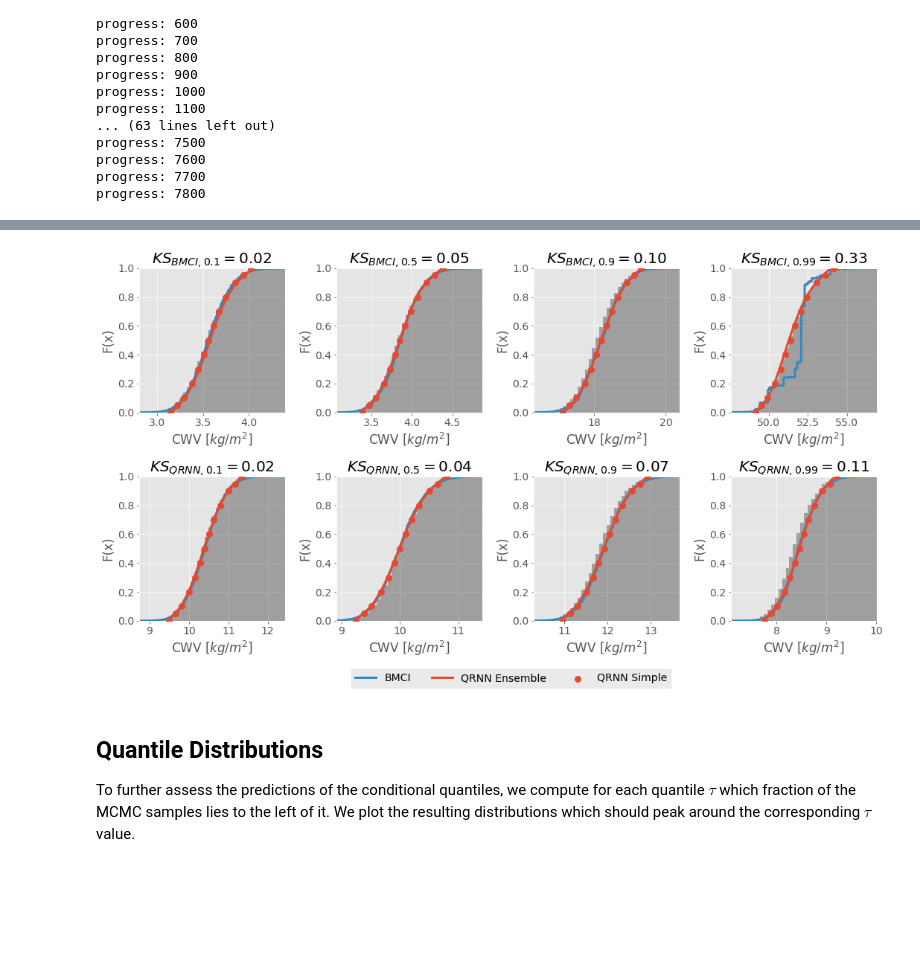
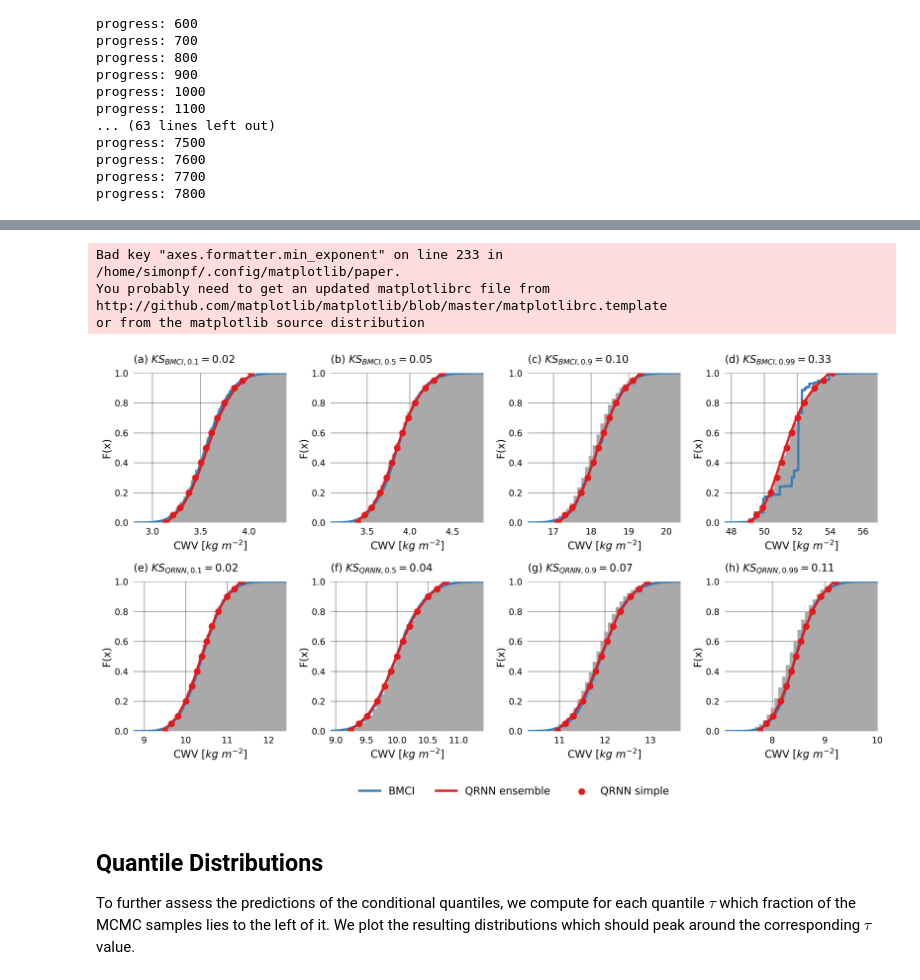
Before and after one commit to simonpf/predictive_uncertainty, a Jupyter notebook: evaluation.ipynb, the cells around one changed output, grey strips where cells are left out. Saved outputs shown, nothing was run; the diff lists cells and outputs as text; code cells hidden in the pictures; blank space fills up the shorter version.

```diff
--- a/evaluation.ipynb
+++ b/evaluation.ipynb
@@ -118,59 +98,66 @@ plt.plot(xs, np.interp(xs, xs_bmci, ys_bmci))
 # %%
 quantiles = [0.1, 0.5, 0.9, 0.99]
+plt.style.use("/home/simonpf/.config/matplotlib/paper")
 f, axs = plt.subplots(2, 4, figsize = (15, 8))
+prefixes = ["(a)", "(b)", "(c)", "(d)", "(e)", "(f)", "(g)", "(h)"]
 
 inds = np.argsort(ks_bmci)
 for i in range(len(quantiles)):
     ax = axs[0, i]
     j = inds[int(quantiles[i] * (inds.size - 1))]
     cts, bins, _ = ax.hist(cwv_mcmc[j, :], cumulative = True, normed = True,
-                           bins = 40, alpha = 0.3, color = 'k')
+                           bins = 40, color = 'darkgrey')
 
     x, qs = bmci.cdf(tbs_test[j, :].reshape(1, -1))
-    ax.plot(x, qs, lw = 3, label = "BMCI", c = "C1")
+    ax.plot(x, qs, lw = 3, label = "BMCI", c = "C2")
 
     x, qs = qrnn.cdf(tbs_test[j,:].reshape(1, -1))
-    ax.plot(x, qs, lw = 3, label = "QRNN Ensemble", c = "C0")
+    ax.plot(x, qs, lw = 3, label = "QRNN ensemble", c = "C1")
 
     x, qs = qrnn_ensemble.cdf(tbs_test[j,:].reshape(1, -1))
-    ax.scatter(x, qs, lw = 3, label = "QRNN Simple", c = "C0", marker = "o", zorder = 10)
+    ax.scatter(x, qs, lw = 3, label = "QRNN simple", c = "C1", marker = "o", zorder = 10)
 
     ks = ks_bmci[inds[int(quantiles[i] * (inds.size - 1))]]
-    ax.set_title(r"$KS_{{BMCI, {0:g}}} = {1:.2f}$".format(quantiles[i], ks))
+    ax.set_title(prefixes[i] + r" $KS_{{BMCI, {0:g}}} = {1:.2f}$".format(quantiles[i], ks), loc = "left")
     ax.set_xlim((bins[0], bins[-1]))
-    ax.set_xlabel("CWV $[kg / m^2]$")
+    ax.set_xlabel("CWV $[kg$ $m^{-2}]$")
     ax.set_ylabel("F(x)")
     ax.set_ylim([0, 1.0])
 
 inds = np.argsort(ks_qrnn)
 for i in range(len(quantiles)):
     ax = axs[1, i]
     j = inds[int(quantiles[i] * (inds.size - 1))]
     cts, bins, _ = ax.hist(cwv_mcmc[j, :], cumulative = True, normed = True,
-                           bins = 40, alpha = 0.3, color = 'k')
+                           bins = 40, color = 'darkgrey')
 
     x, qs = bmci.cdf(tbs_test[j, :].reshape(1, -1))
-    ax.plot(x, qs, lw = 3, label = "BMCI", c = "C1")
+    ax.plot(x, qs, lw = 3, label = "BMCI", c = "C2")
 
     x, qs = qrnn.cdf(tbs_test[j,:].reshape(1, -1))
-    ax.plot(x, qs, lw = 3, label = "QRNN Ensemble", c = "C0")
+    ax.plot(x, qs, lw = 3, label = "QRNN ensemble", c = "C1")
 
     x, qs = qrnn_ensemble.cdf(tbs_test[j,:].reshape(1, -1))
-    ax.scatter(x, qs, lw = 3, label = "QRNN Simple", c = "C0", marker = "o", zorder = 10)
+    ax.scatter(x, qs, lw = 3, label = "QRNN simple", c = "C1", marker = "o", zorder = 10)
 
     ks = ks_qrnn[inds[int(quantiles[i] * (inds.size - 1))]]
-    ax.set_title(r"$KS_{{QRNN, {0:g}}} = {1:.2f}$".format(quantiles[i], ks))
+    ax.set_title(prefixes[4 + i] + r" $KS_{{QRNN, {0:g}}} = {1:.2f}$".format(quantiles[i], ks), loc = "left")
     ax.set_xlim((bins[0], bins[-1]))
-    ax.set_xlabel("CWV $[kg / m^2]$")
+    ax.set_xlabel("CWV $[kg$ $m^{-2}]$")
     ax.set_ylabel("F(x)")
     ax.set_ylim([0, 1.0])
 
 axs.ravel()[5].legend(loc = 'lower center', bbox_to_anchor = (1.2, -0.5),
                       fancybox = False, ncol = 3)
 f.tight_layout()
 f.savefig("plots/posterior_cdfs.pdf", bbox_inches='tight')
 # %% [output]
+Bad key "axes.formatter.min_exponent" on line 233 in
+/home/simonpf/.config/matplotlib/paper.
+You probably need to get an updated matplotlibrc file from
+http://github.com/matplotlib/matplotlib/blob/master/matplotlibrc.template
+or from the matplotlib source distribution
-[figure, old version]
+[figure, new version]
 # %% [markdown]
 ## Quantile Distributions
 
```
Also changed, not shown: parts of 7 cells of this notebook, 10 other files.
